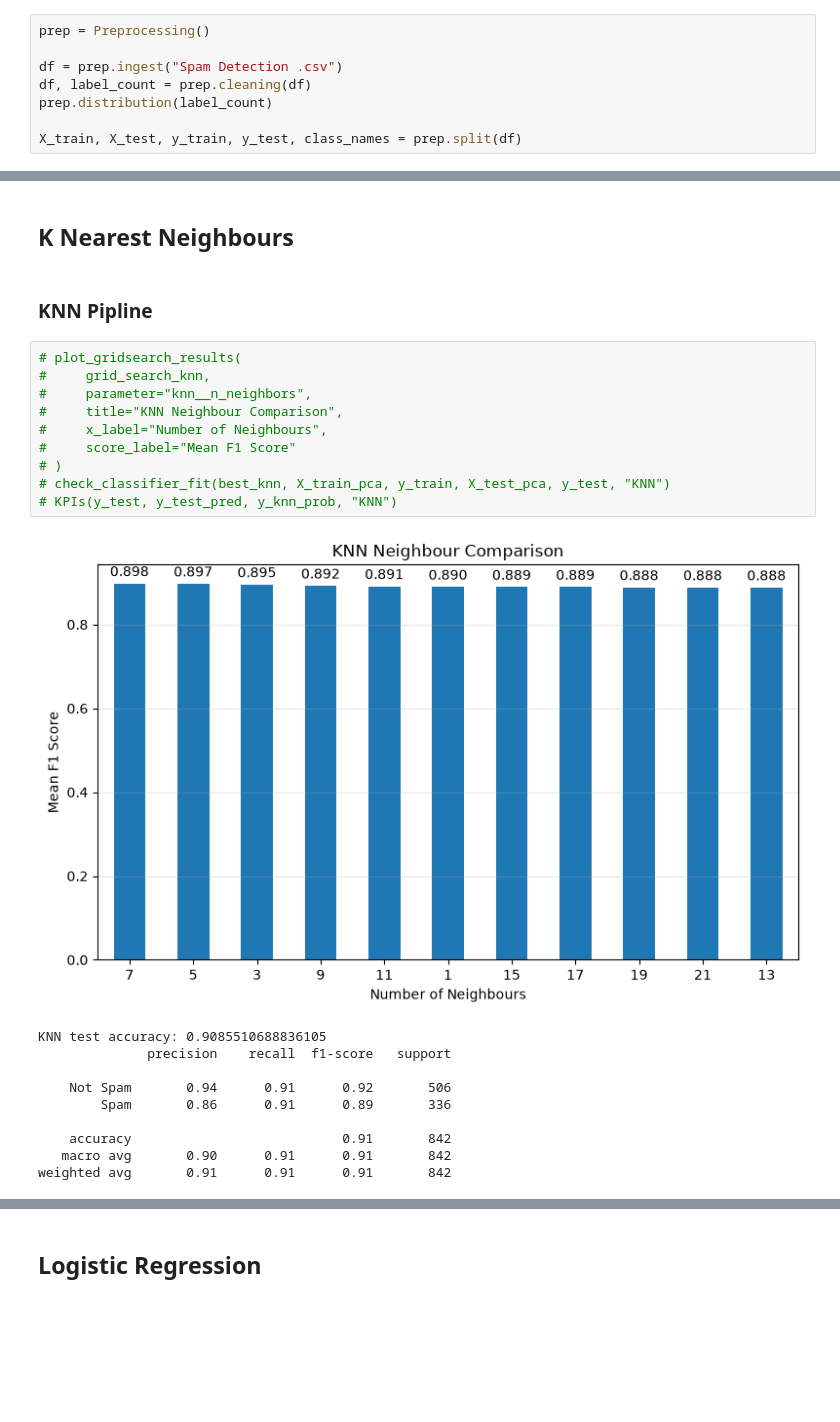
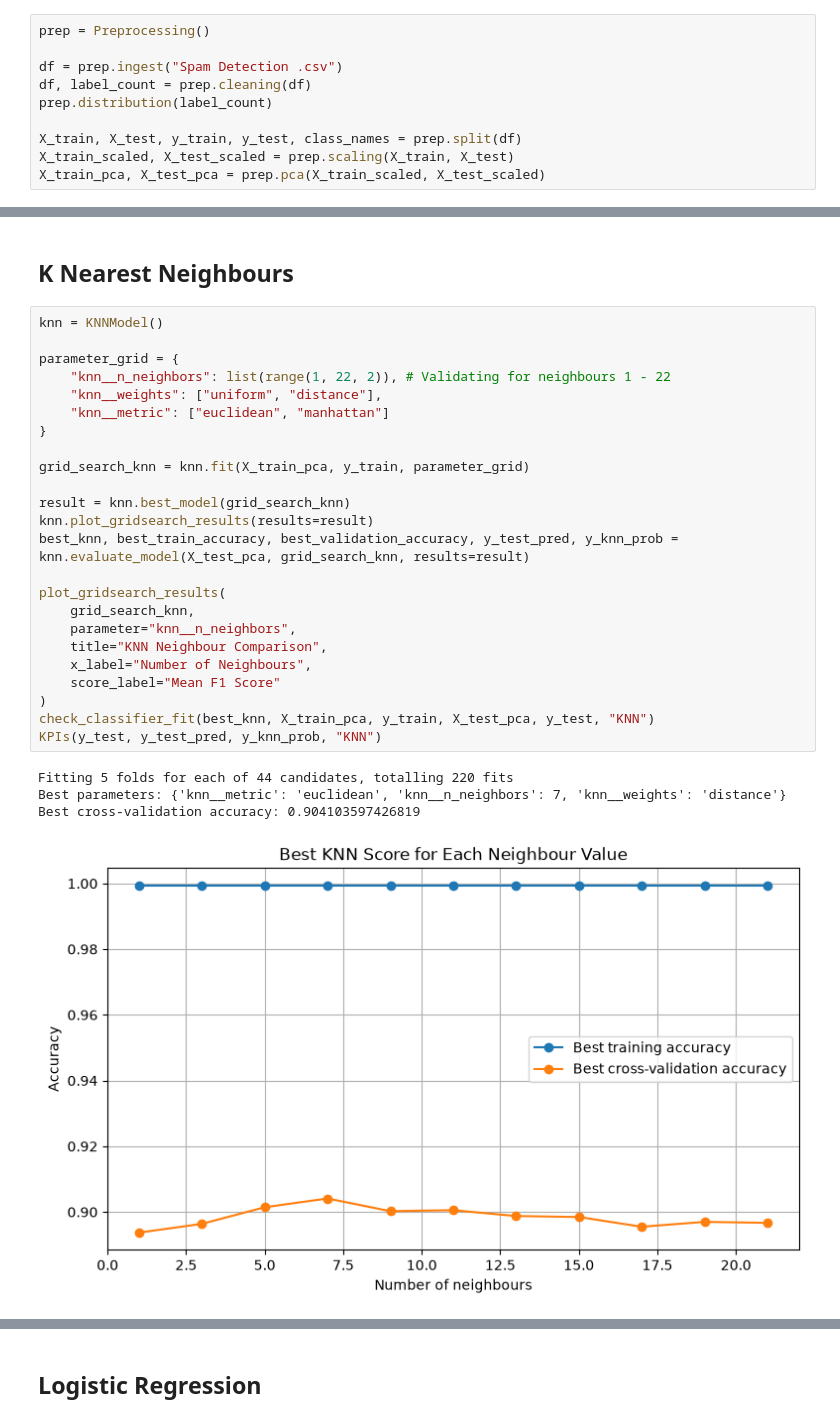
Before and after one commit to MAURXXX/Spam-Detection-using-ML-Models, a Jupyter notebook: app.ipynb, the cells around one changed output, grey strips where cells are left out. Cells and saved outputs as stored; diff of their text form; blank space fills up the shorter version.

```diff
--- a/app.ipynb
+++ b/app.ipynb
@@ -21,6 +27,8 @@ df, label_count = prep.cleaning(df)
 prep.distribution(label_count)
 
 X_train, X_test, y_train, y_test, class_names = prep.split(df)
+X_train_scaled, X_test_scaled = prep.scaling(X_train, X_test)
+X_train_pca, X_test_pca = prep.pca(X_train_scaled, X_test_scaled)
 # %% [output]
 |  | word_freq_make | word_freq_address | word_freq_all | word_freq_3d | word_freq_our | word_freq_over | ... |
 | 0 | 0.00 | 0.64 | 0.64 | 0.0 | 0.32 | 0.00 | ... |
@@ -61,26 +73,32 @@ Name: proportion, dtype: float64
 # Supervised
 # %% [markdown]
 ## K Nearest Neighbours
-# %% [markdown]
-### KNN Pipline
 # %%
-# plot_gridsearch_results(
-#     grid_search_knn,
-#     parameter="knn__n_neighbors",
-#     title="KNN Neighbour Comparison",
-#     x_label="Number of Neighbours",
-#     score_label="Mean F1 Score"
-# )
-# check_classifier_fit(best_knn, X_train_pca, y_train, X_test_pca, y_test, "KNN")
-# KPIs(y_test, y_test_pred, y_knn_prob, "KNN")
+knn = KNNModel()
+
+parameter_grid = {
+    "knn__n_neighbors": list(range(1, 22, 2)), # Validating for neighbours 1 - 22
+    "knn__weights": ["uniform", "distance"],
+    "knn__metric": ["euclidean", "manhattan"]
+}
+
+grid_search_knn = knn.fit(X_train_pca, y_train, parameter_grid)
+
+result = knn.best_model(grid_search_knn)
+knn.plot_gridsearch_results(results=result)
+best_knn, best_train_accuracy, best_validation_accuracy, y_test_pred, y_knn_prob = knn.evaluate_model(X_test_pca, grid_search_knn, results=result)
+
+plot_gridsearch_results(
+    grid_search_knn,
+    parameter="knn__n_neighbors",
+    title="KNN Neighbour Comparison",
+    x_label="Number of Neighbours",
+    score_label="Mean F1 Score"
+)
+check_classifier_fit(best_knn, X_train_pca, y_train, X_test_pca, y_test, "KNN")
+KPIs(y_test, y_test_pred, y_knn_prob, "KNN")
 # %% [output]
+Fitting 5 folds for each of 44 candidates, totalling 220 fits
+Best parameters: {'knn__metric': 'euclidean', 'knn__n_neighbors': 7, 'knn__weights': 'distance'}
+Best cross-validation accuracy: 0.904103597426819
-[figure, old version]
+[figure, new version]
-KNN test accuracy: 0.9085510688836105
-              precision    recall  f1-score   support
-
-    Not Spam       0.94      0.91      0.92       506
-        Spam       0.86      0.91      0.89       336
-
-    accuracy                           0.91       842
-   macro avg       0.90      0.91      0.91       842
-weighted avg       0.91      0.91      0.91       842
```
Also changed, not shown: parts of 57 cells of this notebook, 5 other files.
